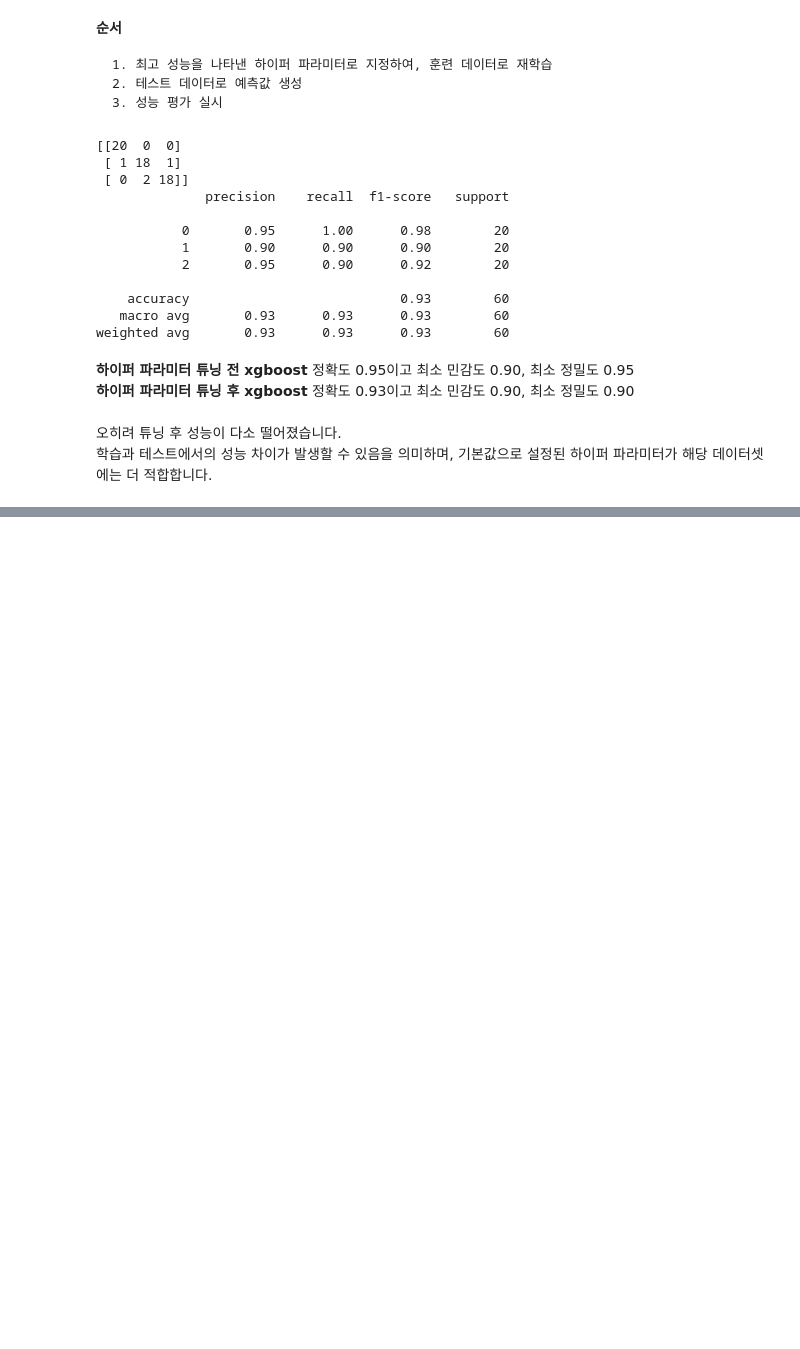
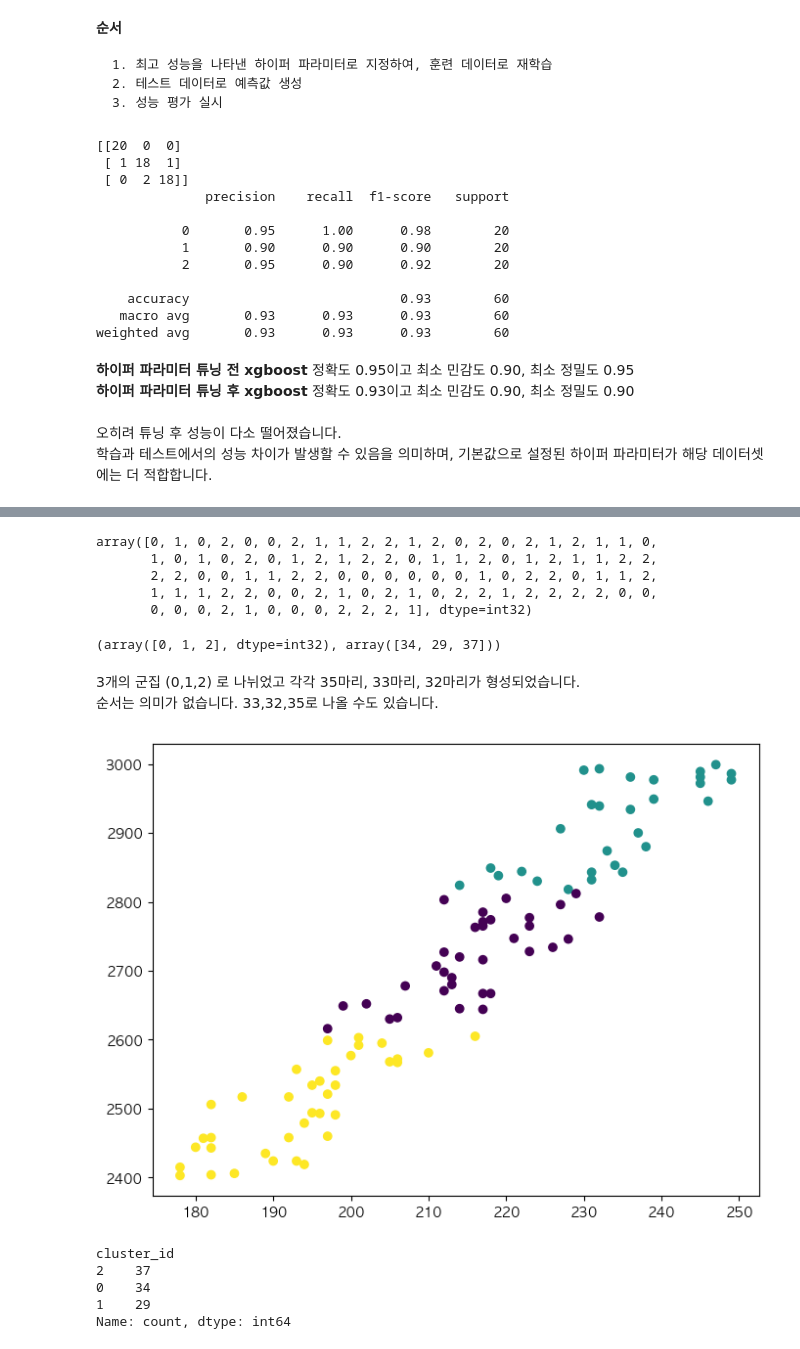
Before and after one commit to hyejinbeck/Chick-Growth, a Jupyter notebook: Analysis.ipynb, the cells around one changed output, grey strips where cells are left out. Cells and saved outputs as stored; diff of their text form; code cells hidden in the pictures; blank space fills up the shorter version.

```diff
--- a/Analysis.ipynb
+++ b/Analysis.ipynb
@@ -2229,0 +2315,42 @@ weighted avg       0.93      0.93      0.93        60
+# %%
+# 연속형 데이터만으로 군집 실행
+cl_kmc = KMeans(n_clusters = 3).fit(cl_n)
+
+# 클러스터 번호 확인
+cl_kmc.labels_
+# %% [output]
+array([0, 1, 0, 2, 0, 0, 2, 1, 1, 2, 2, 1, 2, 0, 2, 0, 2, 1, 2, 1, 1, 0,
+       1, 0, 1, 0, 2, 0, 1, 2, 1, 2, 2, 0, 1, 1, 2, 0, 1, 2, 1, 1, 2, 2,
+       2, 2, 0, 0, 1, 1, 2, 2, 0, 0, 0, 0, 0, 0, 1, 0, 2, 2, 0, 1, 1, 2,
+       1, 1, 1, 2, 2, 0, 0, 2, 1, 0, 2, 1, 0, 2, 2, 1, 2, 2, 2, 2, 0, 0,
+       0, 0, 0, 2, 1, 0, 0, 0, 2, 2, 2, 1], dtype=int32)
+# %%
+# 군집별 갯수 확인
+np.unique(
+    cl_kmc.labels_,
+    return_counts = True
+)
+# %% [output]
+(array([0, 1, 2], dtype=int32), array([34, 29, 37]))
+# %% [markdown]
+3개의 군집 (0,1,2) 로 나뉘었고 각각 35마리, 33마리, 32마리가 형성되었습니다. <br>
+순서는 의미가 없습니다. 33,32,35로 나올 수도 있습니다.
+# %%
+# 산점도 그려서 확인하기
+
+plt.figure(figsize=(8,6))
+plt.scatter(x = cl['food'], y = cl['weight'], c = cl_kmc.labels_)
+plt.show()
+# %% [output]
+[figure, added]
+# %%
+# 기존 데이터프레임에 군집id 추가하기
+
+cl['cluster_id'] = cl_kmc.labels_
+cl['cluster_id'].value_counts()
+# %% [output]
+cluster_id
+2    37
+0    34
+1    29
+Name: count, dtype: int64
```
Also changed, not shown: parts of 110 cells of this notebook, 2 other files.
